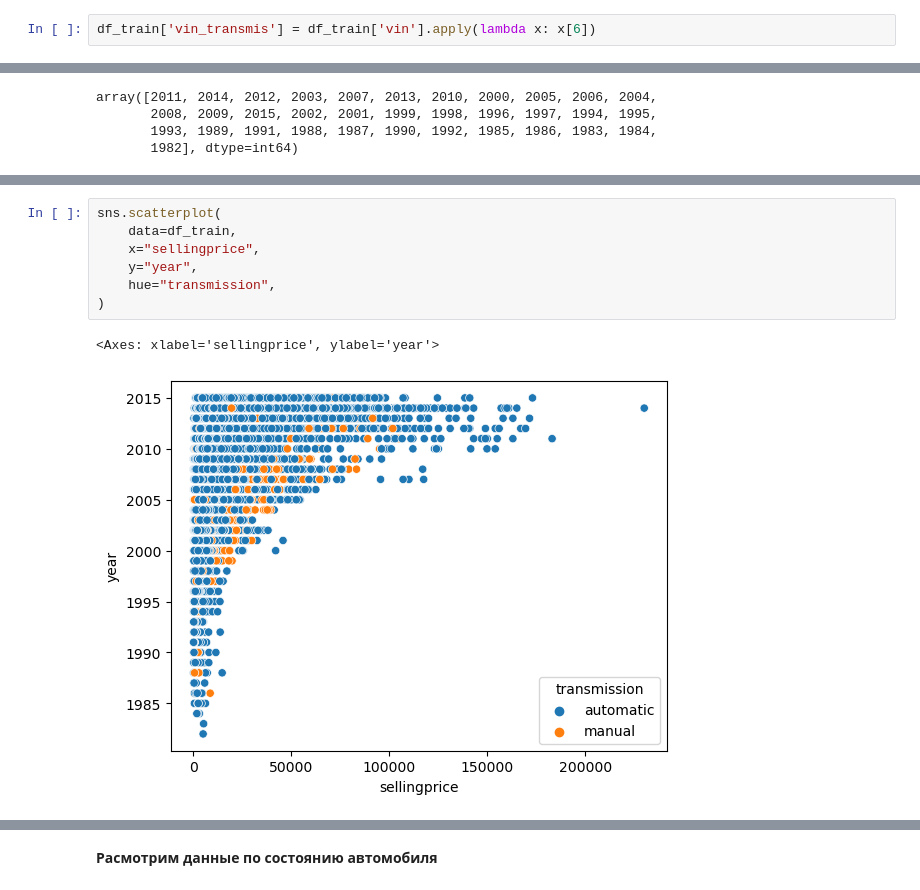
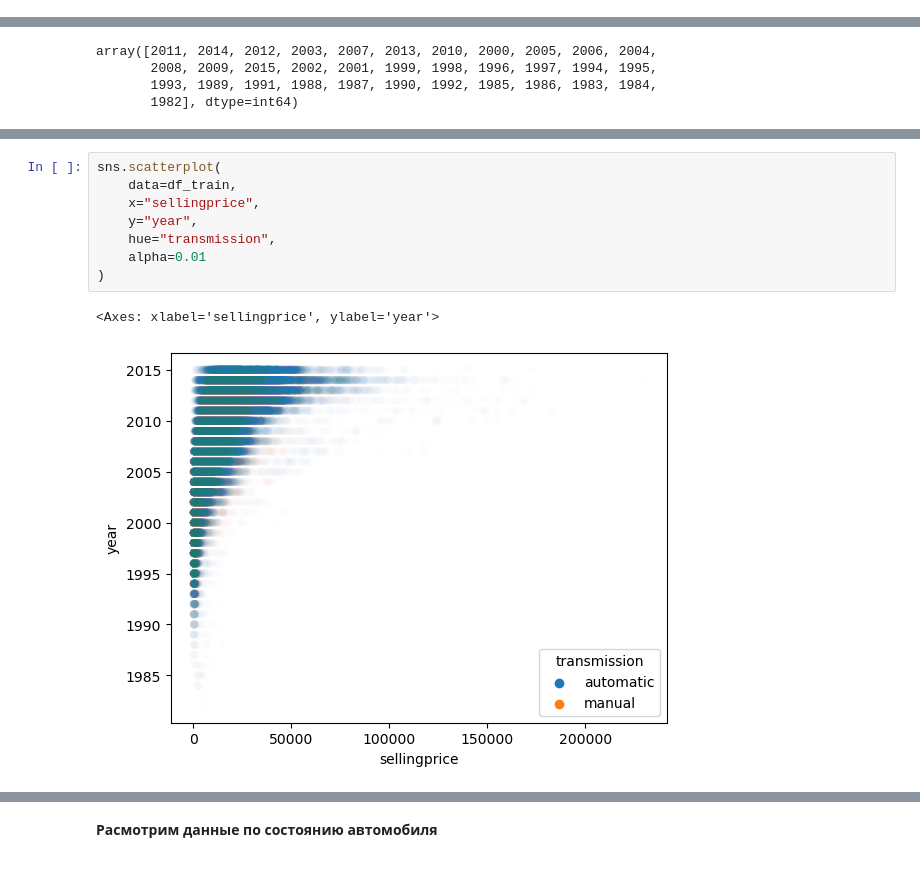
Before and after one commit to ArtemRatoshnyuk/educational_projects, a Jupyter notebook: 20_auto_price_predict/20_auto_price_predict.ipynb, the cells around one changed output, grey strips where cells are left out. Cells and saved outputs as stored; diff of their text form.

```diff
--- a/20_auto_price_predict/20_auto_price_predict.ipynb
+++ b/20_auto_price_predict/20_auto_price_predict.ipynb
@@ -192,8 +192,6 @@ df_train.head(3)
 | 0 | 2011 | Ford | Edge | SEL | suv | automatic | 2fmdk3jc4bba41556 | md | 4.2 | 111041.0 | ... |
 | 1 | 2014 | Ford | Fusion | SE | Sedan | automatic | 3fa6p0h75er208976 | mo | 3.5 | 31034.0 | ... |
 | 2 | 2012 | Nissan | Sentra | 2.0 SL | sedan | automatic | 3n1ab6ap4cl698412 | nj | 2.2 | 35619.0 | ... |
-# %%
-df_train['vin_transmis'] = df_train['vin'].apply(lambda x: x[6])
 # %%
 # Обследуем данные
 info_df(df_train)
@@ -241,10 +245,11 @@ hist_pattern(df_train['year'], 'year')
 # %%
 sns.scatterplot(
     data=df_train,
     x="sellingprice",
     y="year",
     hue="transmission",
+    alpha=0.01
 )
 # %% [output]
 <Axes: xlabel='sellingprice', ylabel='year'>
-[figure, old version]
+[figure, new version]
```
Also changed, not shown: parts of 51 cells of this notebook.
